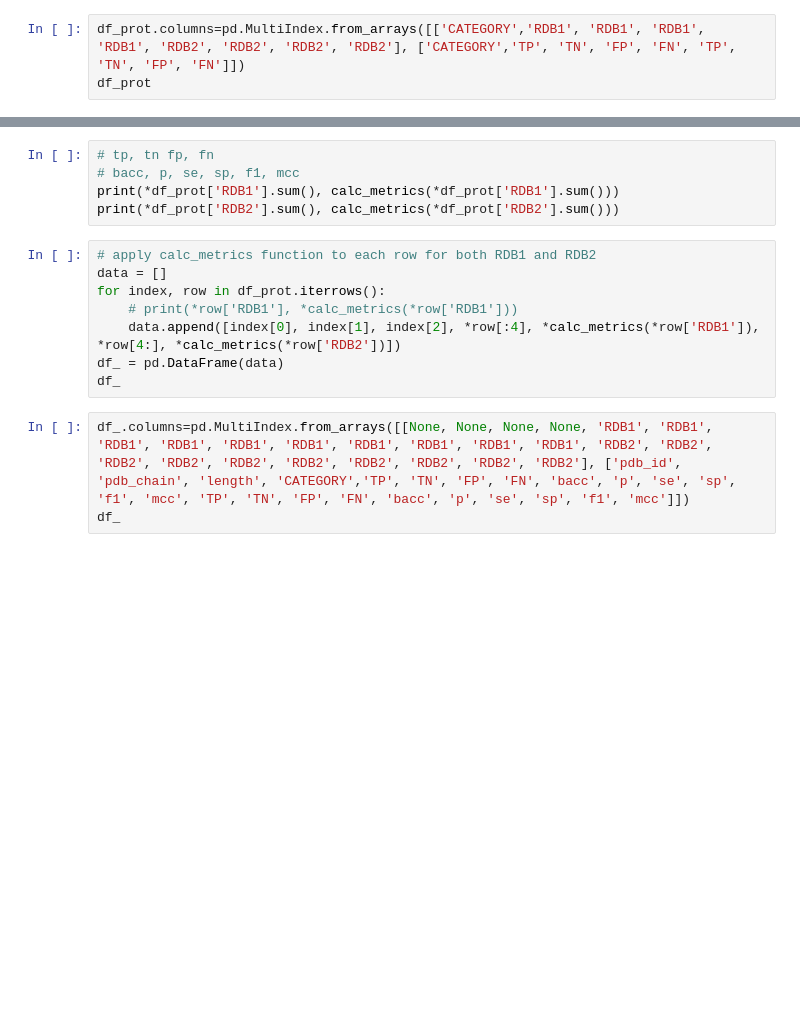
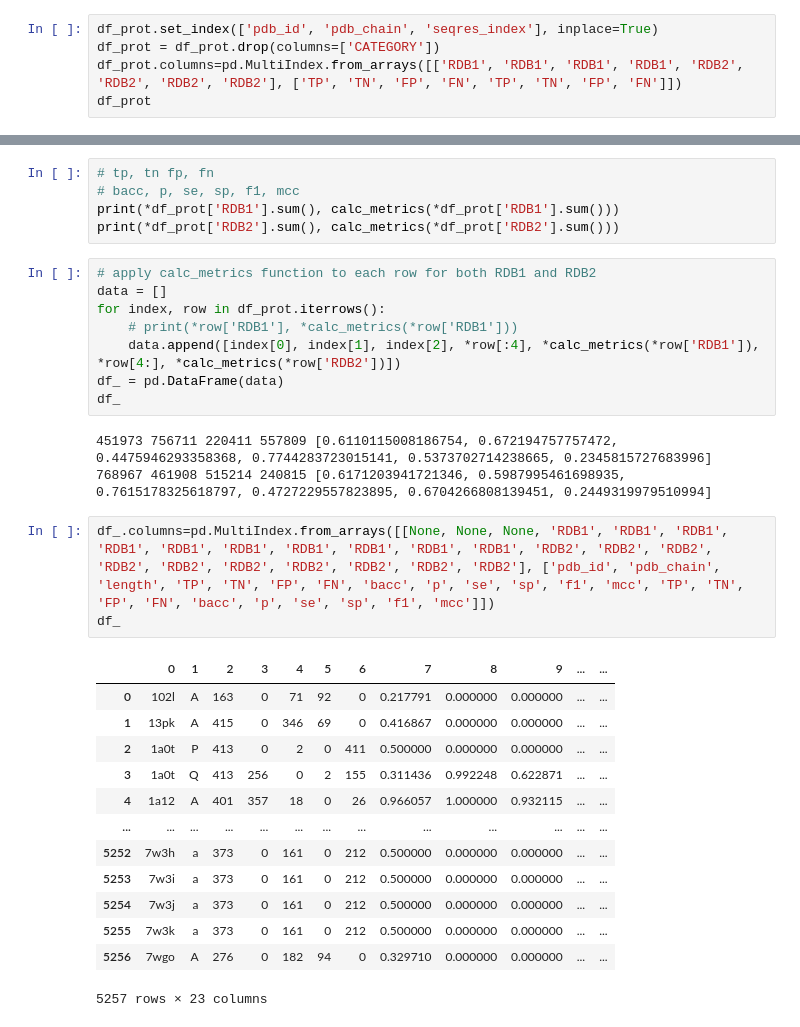
Before and after one commit to mb925/repeatsdb-lite-assessment, a Jupyter notebook: curated_assessment.ipynb, the cells around one changed output, grey strips where cells are left out. Cells and saved outputs as stored; diff of their text form; blank space fills up the shorter version.

```diff
--- a/curated_assessment.ipynb
+++ b/curated_assessment.ipynb
@@ -71,3 +99,5 @@ df_prot
 # %%
-df_prot.columns=pd.MultiIndex.from_arrays([['CATEGORY','RDB1', 'RDB1', 'RDB1', 'RDB1', 'RDB2', 'RDB2', 'RDB2', 'RDB2'], ['CATEGORY','TP', 'TN', 'FP', 'FN', 'TP', 'TN', 'FP', 'FN']])
+df_prot.set_index(['pdb_id', 'pdb_chain', 'seqres_index'], inplace=True)
+df_prot = df_prot.drop(columns=['CATEGORY'])
+df_prot.columns=pd.MultiIndex.from_arrays([['RDB1', 'RDB1', 'RDB1', 'RDB1', 'RDB2', 'RDB2', 'RDB2', 'RDB2'], ['TP', 'TN', 'FP', 'FN', 'TP', 'TN', 'FP', 'FN']])
 df_prot
@@ -84,8 +128,25 @@ for index, row in df_prot.iterrows():
     data.append([index[0], index[1], index[2], *row[:4], *calc_metrics(*row['RDB1']), *row[4:], *calc_metrics(*row['RDB2'])])
 df_ = pd.DataFrame(data)
 df_
+# %% [output]
+451973 756711 220411 557809 [0.6110115008186754, 0.672194757757472, 0.4475946293358368, 0.7744283723015141, 0.5373702714238665, 0.2345815727683996]
+768967 461908 515214 240815 [0.6171203941721346, 0.5987995461698935, 0.7615178325618797, 0.4727229557823895, 0.6704266808139451, 0.2449319979510994]
 # %%
-df_.columns=pd.MultiIndex.from_arrays([[None, None, None, None, 'RDB1', 'RDB1', 'RDB1', 'RDB1', 'RDB1', 'RDB1', 'RDB1', 'RDB1', 'RDB1', 'RDB1', 'RDB2', 'RDB2', 'RDB2', 'RDB2', 'RDB2', 'RDB2', 'RDB2', 'RDB2', 'RDB2', 'RDB2'], ['pdb_id', 'pdb_chain', 'length', 'CATEGORY','TP', 'TN', 'FP', 'FN', 'bacc', 'p', 'se', 'sp', 'f1', 'mcc', 'TP', 'TN', 'FP', 'FN', 'bacc', 'p', 'se', 'sp', 'f1', 'mcc']])
+df_.columns=pd.MultiIndex.from_arrays([[None, None, None, 'RDB1', 'RDB1', 'RDB1', 'RDB1', 'RDB1', 'RDB1', 'RDB1', 'RDB1', 'RDB1', 'RDB1', 'RDB2', 'RDB2', 'RDB2', 'RDB2', 'RDB2', 'RDB2', 'RDB2', 'RDB2', 'RDB2', 'RDB2'], ['pdb_id', 'pdb_chain', 'length', 'TP', 'TN', 'FP', 'FN', 'bacc', 'p', 'se', 'sp', 'f1', 'mcc', 'TP', 'TN', 'FP', 'FN', 'bacc', 'p', 'se', 'sp', 'f1', 'mcc']])
 df_
+# %% [output]
+|  | 0 | 1 | 2 | 3 | 4 | 5 | 6 | 7 | 8 | 9 | ... | ... |
+| 0 | 102l | A | 163 | 0 | 71 | 92 | 0 | 0.217791 | 0.000000 | 0.000000 | ... | ... |
+| 1 | 13pk | A | 415 | 0 | 346 | 69 | 0 | 0.416867 | 0.000000 | 0.000000 | ... | ... |
+| 2 | 1a0t | P | 413 | 0 | 2 | 0 | 411 | 0.500000 | 0.000000 | 0.000000 | ... | ... |
+| 3 | 1a0t | Q | 413 | 256 | 0 | 2 | 155 | 0.311436 | 0.992248 | 0.622871 | ... | ... |
+| 4 | 1a12 | A | 401 | 357 | 18 | 0 | 26 | 0.966057 | 1.000000 | 0.932115 | ... | ... |
+| ... | ... | ... | ... | ... | ... | ... | ... | ... | ... | ... | ... | ... |
+| 5252 | 7w3h | a | 373 | 0 | 161 | 0 | 212 | 0.500000 | 0.000000 | 0.000000 | ... | ... |
+| 5253 | 7w3i | a | 373 | 0 | 161 | 0 | 212 | 0.500000 | 0.000000 | 0.000000 | ... | ... |
+| 5254 | 7w3j | a | 373 | 0 | 161 | 0 | 212 | 0.500000 | 0.000000 | 0.000000 | ... | ... |
+| 5255 | 7w3k | a | 373 | 0 | 161 | 0 | 212 | 0.500000 | 0.000000 | 0.000000 | ... | ... |
+| 5256 | 7wgo | A | 276 | 0 | 182 | 94 | 0 | 0.329710 | 0.000000 | 0.000000 | ... | ... |
+5257 rows × 23 columns
 # %%
 df_.loc[:, ('RDB1', ['bacc', 'p', 'se', 'sp', 'f1', 'mcc'])]
```
Also changed, not shown: parts of 8 cells of this notebook, 1 other file.
